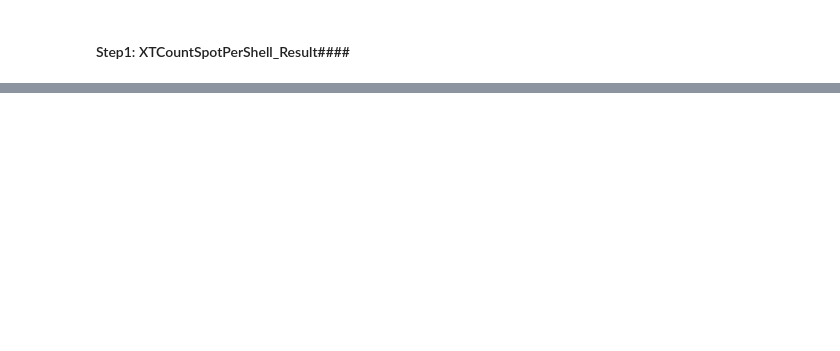
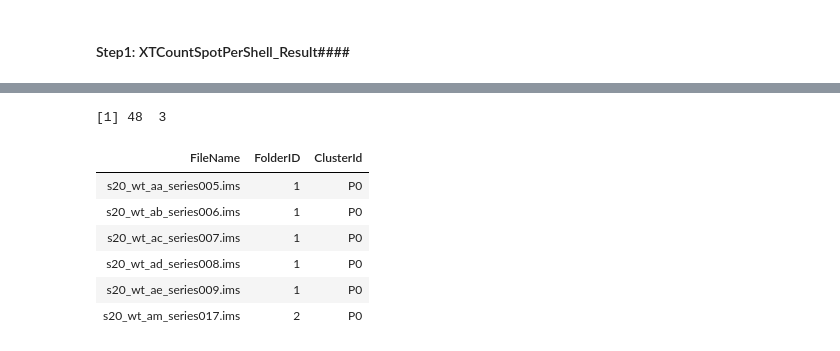
Before and after one commit to Menigedegna/Point-Pattern-Analysis, a Jupyter notebook: RNA PolII Data processing.ipynb, the cells around one changed output, grey strips where cells are left out. Drawn from its saved outputs; the diff is of its cells as text; code cells hidden in the pictures; blank space fills up the shorter version.

```diff
--- a/RNA PolII Data processing.ipynb
+++ b/RNA PolII Data processing.ipynb
@@ -335,6 +347,6 @@ ProcessOneFOlder<-function(FolderPath){
 # %%
-MotherFolder= "Z:\\Result0309\\s20_Wt" #windows
-#MotherFolder= "/home/nani/smb4k/BOTSERV4.UZH.CH/gr_ug_ext/mashen2/Result0309/s20_Wt" #linux
+#MotherFolder= "Z:\\Result0309\\s20_Wt" #windows
+MotherFolder= "/home/nani/smb4k/BOTSERV4.UZH.CH/gr_ug_ext/mashen2/Result0309/s20_Wt" #linux
 ProcessOneFOlder(MotherFolder)
 # %% [output]
 [1] "Sp4730" "Sp3"
@@ -350,0 +394,38 @@ rm(res, CleanDf, res.long)
+# %%
+SelectFiles <- function(FolderPath)
+    {
+      Data1 <- data.frame(matrix(,nrow=0, ncol=2)) #will contain positions of spots
+      for (SubFolder in c(1,2,3,4,5))
+        {
+        FilePath<- paste(MotherFolder,SubFolder,  "XTCountSpotPerShell_Result","FileName.csv" , sep="/") # for linux
+        # FilePath<- paste(MotherFolder,SubFolder, "XTCountSpotPerShell_Result","FileName.csv", sep="\\") # for windows
+        OBsdf <- read.csv(file=FilePath, header = TRUE, sep = ",")
+        FilePath<- paste(MotherFolder,SubFolder,  "XTSimulateRandomSpots_Result","FileName.csv" , sep="/") #for linux
+        # FilePath<- paste(MotherFolder,SubFolder, "XTSimulateRandomSpots_Result","FileName.csv", sep="\\") # for windows
+        Simdf <- read.csv(file=FilePath, header = TRUE, sep = ",")
+        df<-merge(OBsdf, Simdf, all = FALSE)
+        df$FolderID<-SubFolder
+        Data1<-rbind(Data1, df)
+      }
+    names(Data1)<-c("FileName", "FolderID")
+    FilePath<- paste(MotherFolder,"XTNucleiPloidy_Result", "XTNucleiPloidy_Result.csv" , sep="/")
+    PLoidyDf <- read.csv(file=FilePath, header = TRUE, sep = ",")
+    Data1<-merge(Data1, PLoidyDf, all = FALSE)
+    Data1<-Data1[, names(Data1)%in%c("FileName","FolderID", "ClusterId")]
+    Data1
+}
+# %%
+MotherFolder= "/home/nani/smb4k/BOTSERV4.UZH.CH/gr_ug_ext/mashen2/Result0309/s20_Wt"
+FileName<-SelectFiles(FolderPath)
+# %%
+print(dim(FileName))
+head(FileName)
+# %% [output]
+[1] 48  3
+| FileName | FolderID | ClusterId |
+| s20_wt_aa_series005.ims | 1 | P0 |
+| s20_wt_ab_series006.ims | 1 | P0 |
+| s20_wt_ac_series007.ims | 1 | P0 |
+| s20_wt_ad_series008.ims | 1 | P0 |
+| s20_wt_ae_series009.ims | 1 | P0 |
+| s20_wt_am_series017.ims | 2 | P0 |
```
Also changed, not shown: parts of 25 cells of this notebook, 1 other file.
